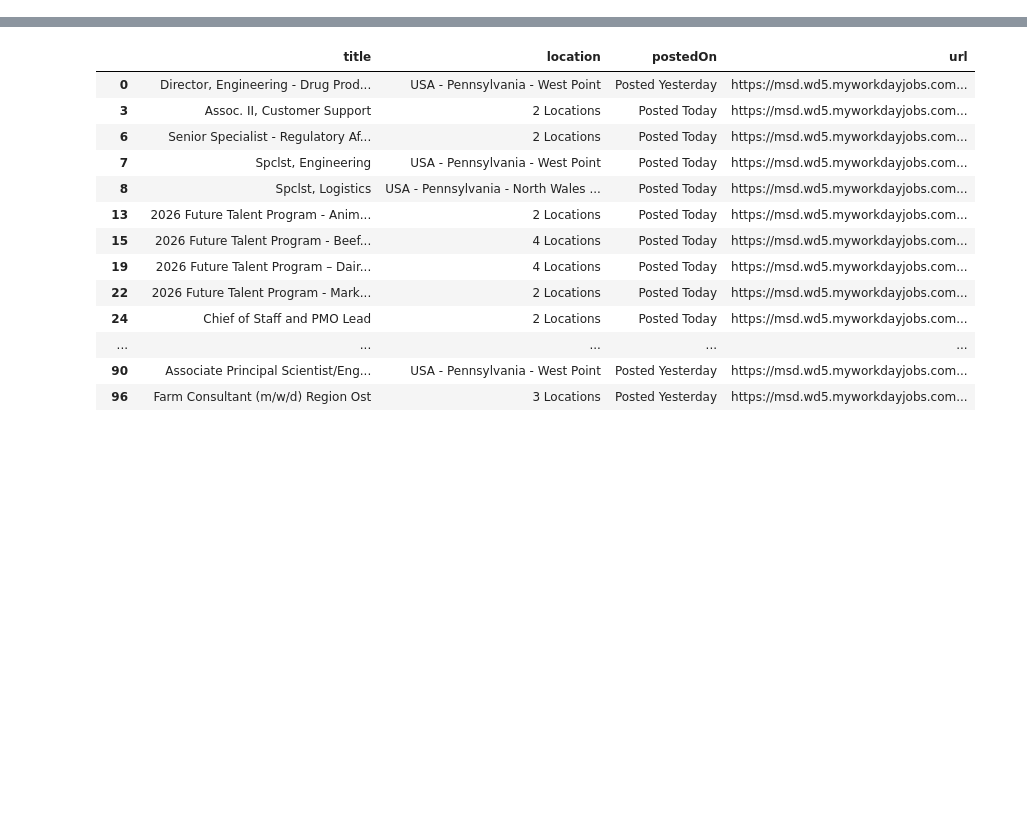
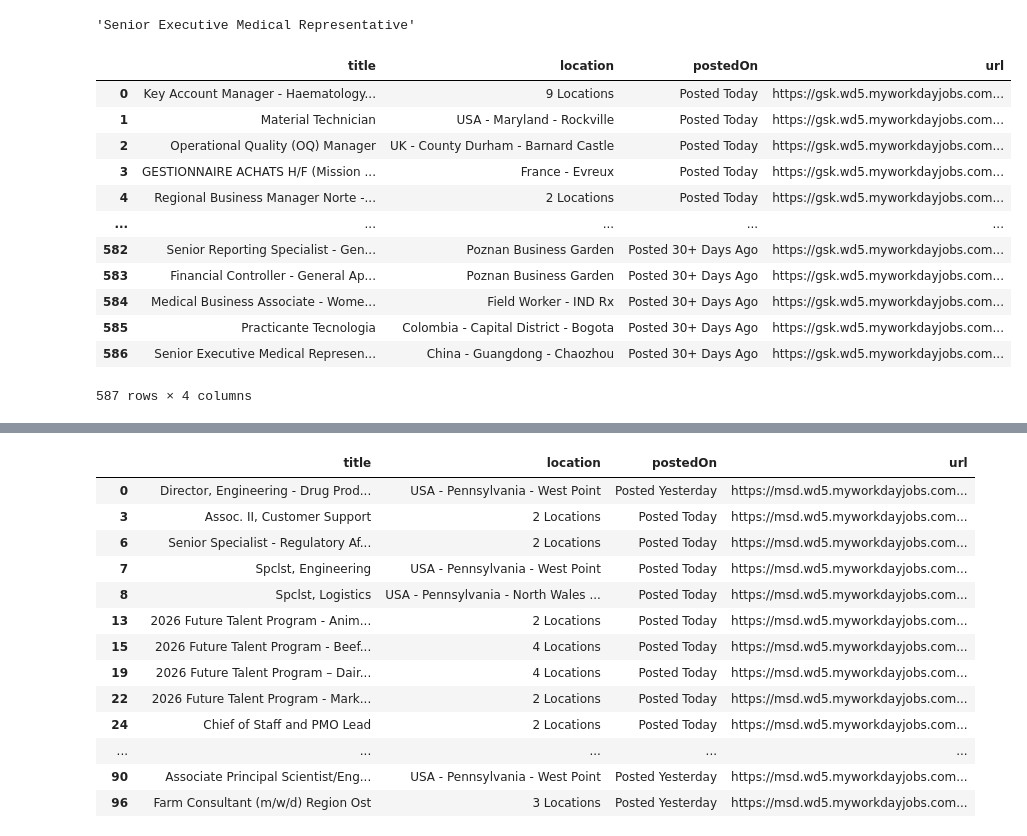
Before and after one commit to bendevlin18/job_posting_emailer, a Jupyter notebook: scraping_workday.ipynb, the cells around one changed output, grey strips where cells are left out. Cells and saved outputs as stored; diff of their text form; code cells hidden in the pictures; blank space fills up the shorter version.

```diff
--- a/scraping_workday.ipynb
+++ b/scraping_workday.ipynb
@@ -54,3 +174,7 @@ for offset in offsets:
+# %%
+job.get('title')
+# %% [output]
+'Senior Executive Medical Representative'
 # %%
 pd.set_option('display.max_colwidth', 800)
 df = pd.DataFrame(jobs)
@@ -59,3 +183,19 @@ location = posted_recently[posted_recently["location"].str.contains('USA - Penns
+# %%
+df
+# %% [output]
+|  | title | location | postedOn | url |
+| 0 | Key Account Manager - Haematology... | 9 Locations | Posted Today | https://gsk.wd5.myworkdayjobs.com... |
+| 1 | Material Technician | USA - Maryland - Rockville | Posted Today | https://gsk.wd5.myworkdayjobs.com... |
+| 2 | Operational Quality (OQ) Manager | UK - County Durham - Barnard Castle | Posted Today | https://gsk.wd5.myworkdayjobs.com... |
+| 3 | GESTIONNAIRE ACHATS H/F (Mission ... | France - Evreux | Posted Today | https://gsk.wd5.myworkdayjobs.com... |
+| 4 | Regional Business Manager Norte -... | 2 Locations | Posted Today | https://gsk.wd5.myworkdayjobs.com... |
+| ... | ... | ... | ... | ... |
+| 582 | Senior Reporting Specialist - Gen... | Poznan Business Garden | Posted 30+ Days Ago | https://gsk.wd5.myworkdayjobs.com... |
+| 583 | Financial Controller - General Ap... | Poznan Business Garden | Posted 30+ Days Ago | https://gsk.wd5.myworkdayjobs.com... |
+| 584 | Medical Business Associate - Wome... | Field Worker - IND Rx | Posted 30+ Days Ago | https://gsk.wd5.myworkdayjobs.com... |
+| 585 | Practicante Tecnologia | Colombia - Capital District - Bogota | Posted 30+ Days Ago | https://gsk.wd5.myworkdayjobs.com... |
+| 586 | Senior Executive Medical Represen... | China - Guangdong - Chaozhou | Posted 30+ Days Ago | https://gsk.wd5.myworkdayjobs.com... |
+587 rows × 4 columns
 # %%
 location
 # %% [output]
```
Also changed, not shown: parts of 8 cells of this notebook, 6 other files.
